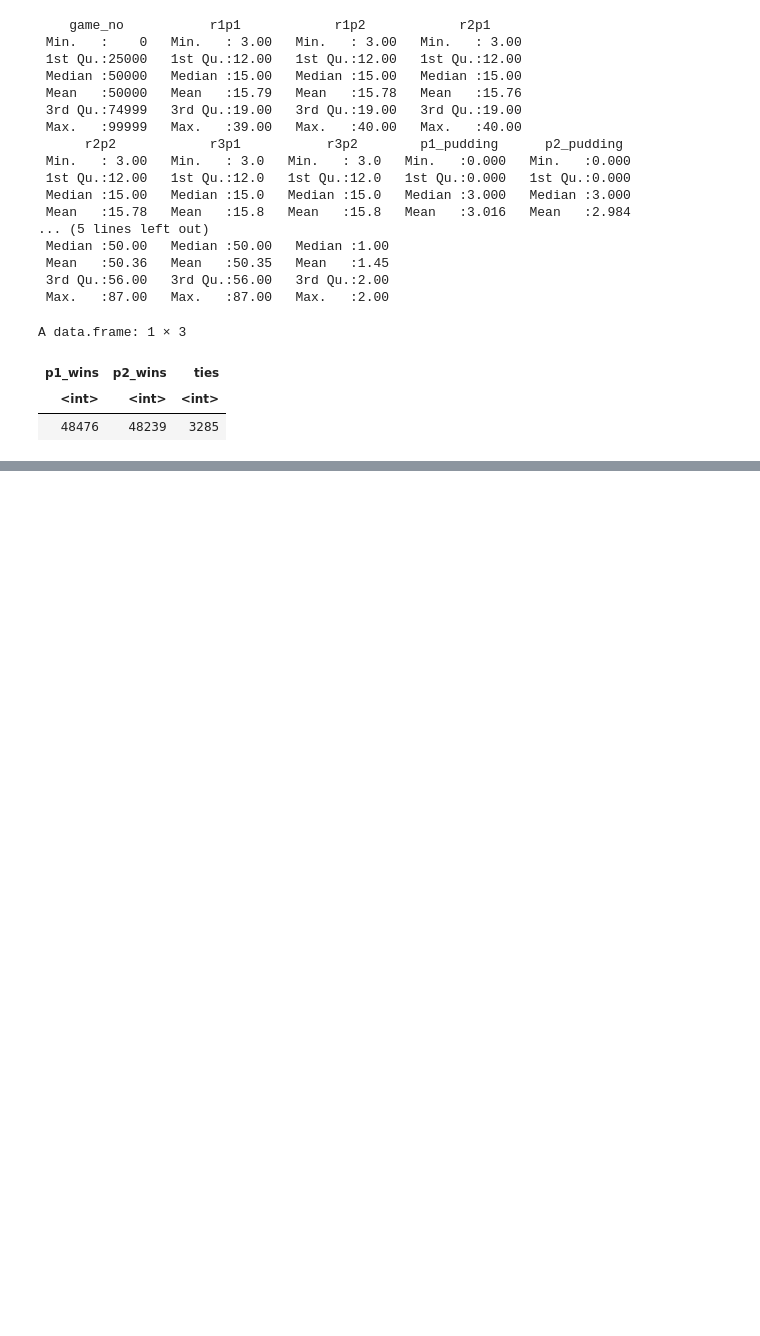
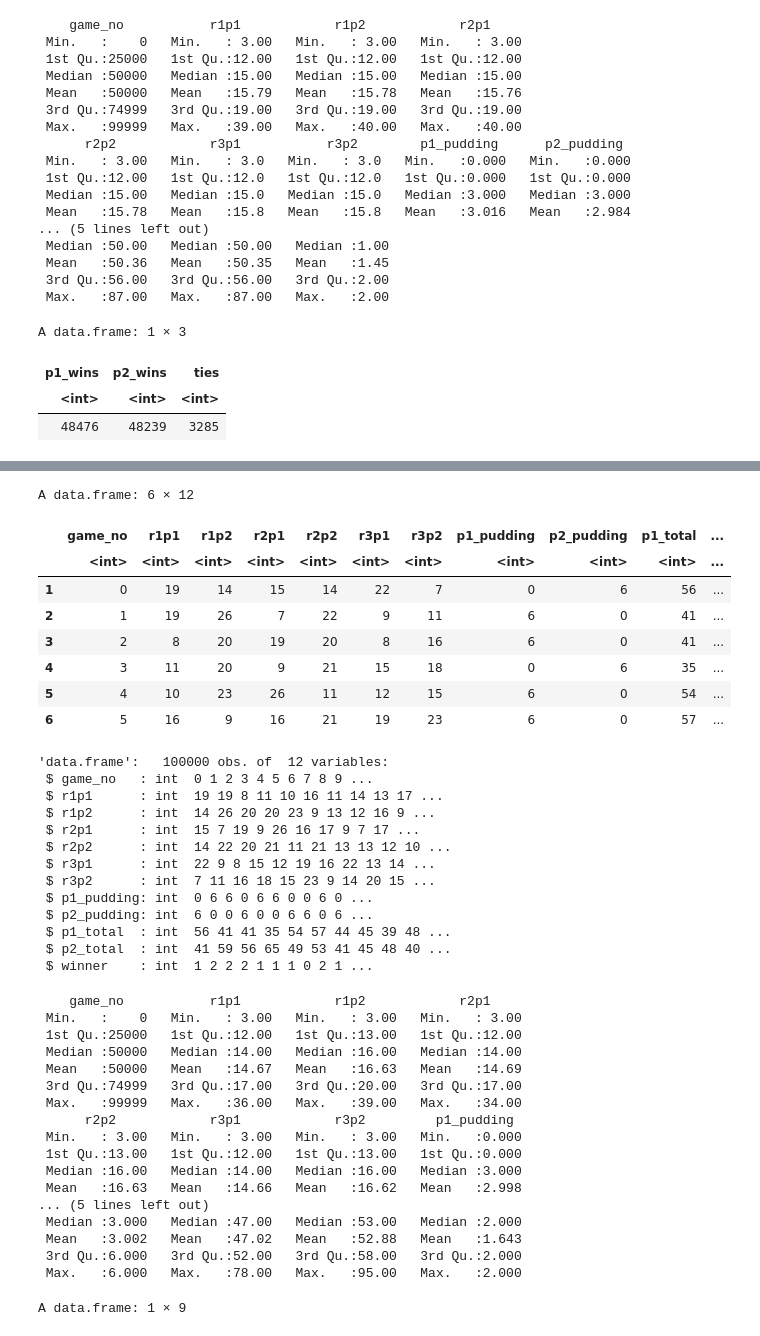
Before and after one commit to kgalloway2/VSC-Code, a Jupyter notebook: python stuff/Sushi Go Analysis.ipynb, the cells around one changed output, grey strips where cells are left out. Drawn from its saved outputs; the diff is of its cells as text; code cells hidden in the pictures; blank space fills up the shorter version.

```diff
--- a/python stuff/Sushi Go Analysis.ipynb
+++ b/python stuff/Sushi Go Analysis.ipynb
@@ -266,0 +395,60 @@ A data.frame: 1 × 9
+# %%
+# strategy 3 vs strategy 1
+games_df = read.csv("sushigo2playerstrat3and1.csv")
+head(games_df)
+str(games_df)
+summary(games_df)
+
+num_wins <- games_df %>%
+    summarize(p1_wins = sum(winner == 1),
+             p2_wins = sum(winner == 2),
+             ties = sum(winner == 0),
+             r1p1_mean_score = mean(r1p1),
+             r2p1_mean_score = mean(r2p1),
+             r3p1_mean_score = mean(r3p1),
+             r1p2_mean_score = mean(r1p2),
+             r2p2_mean_score = mean(r2p2),
+             r3p2_mean_score = mean(r3p2))
+
+num_wins
+# %% [output]
+A data.frame: 6 × 12
+|  | game_no | r1p1 | r1p2 | r2p1 | r2p2 | r3p1 | r3p2 | p1_pudding | p2_pudding | p1_total | ... |
+|  | <int> | <int> | <int> | <int> | <int> | <int> | <int> | <int> | <int> | <int> | ... |
+| 1 | 0 | 19 | 14 | 15 | 14 | 22 | 7 | 0 | 6 | 56 | ... |
+| 2 | 1 | 19 | 26 | 7 | 22 | 9 | 11 | 6 | 0 | 41 | ... |
+| 3 | 2 | 8 | 20 | 19 | 20 | 8 | 16 | 6 | 0 | 41 | ... |
+| 4 | 3 | 11 | 20 | 9 | 21 | 15 | 18 | 0 | 6 | 35 | ... |
+| 5 | 4 | 10 | 23 | 26 | 11 | 12 | 15 | 6 | 0 | 54 | ... |
+| 6 | 5 | 16 | 9 | 16 | 21 | 19 | 23 | 6 | 0 | 57 | ... |
+'data.frame':   100000 obs. of  12 variables:
+ $ game_no   : int  0 1 2 3 4 5 6 7 8 9 ...
+ $ r1p1      : int  19 19 8 11 10 16 11 14 13 17 ...
+ $ r1p2      : int  14 26 20 20 23 9 13 12 16 9 ...
+ $ r2p1      : int  15 7 19 9 26 16 17 9 7 17 ...
+ $ r2p2      : int  14 22 20 21 11 21 13 13 12 10 ...
+ $ r3p1      : int  22 9 8 15 12 19 16 22 13 14 ...
+ $ r3p2      : int  7 11 16 18 15 23 9 14 20 15 ...
+ $ p1_pudding: int  0 6 6 0 6 6 0 0 6 0 ...
+ $ p2_pudding: int  6 0 0 6 0 0 6 6 0 6 ...
+ $ p1_total  : int  56 41 41 35 54 57 44 45 39 48 ...
+ $ p2_total  : int  41 59 56 65 49 53 41 45 48 40 ...
+ $ winner    : int  1 2 2 2 1 1 1 0 2 1 ...
+    game_no           r1p1            r1p2            r2p1
+ Min.   :    0   Min.   : 3.00   Min.   : 3.00   Min.   : 3.00
+ 1st Qu.:25000   1st Qu.:12.00   1st Qu.:13.00   1st Qu.:12.00
+ Median :50000   Median :14.00   Median :16.00   Median :14.00
+ Mean   :50000   Mean   :14.67   Mean   :16.63   Mean   :14.69
+ 3rd Qu.:74999   3rd Qu.:17.00   3rd Qu.:20.00   3rd Qu.:17.00
+ Max.   :99999   Max.   :36.00   Max.   :39.00   Max.   :34.00
+      r2p2            r3p1            r3p2         p1_pudding
+ Min.   : 3.00   Min.   : 3.00   Min.   : 3.00   Min.   :0.000
+ 1st Qu.:13.00   1st Qu.:12.00   1st Qu.:13.00   1st Qu.:0.000
+ Median :16.00   Median :14.00   Median :16.00   Median :3.000
+ Mean   :16.63   Mean   :14.66   Mean   :16.62   Mean   :2.998
+... (5 lines left out)
+ Median :3.000   Median :47.00   Median :53.00   Median :2.000
+ Mean   :3.002   Mean   :47.02   Mean   :52.88   Mean   :1.643
+ 3rd Qu.:6.000   3rd Qu.:52.00   3rd Qu.:58.00   3rd Qu.:2.000
+ Max.   :6.000   Max.   :78.00   Max.   :95.00   Max.   :2.000
+A data.frame: 1 × 9
```
Also changed, not shown: parts of 5 cells of this notebook, 9 other files.
